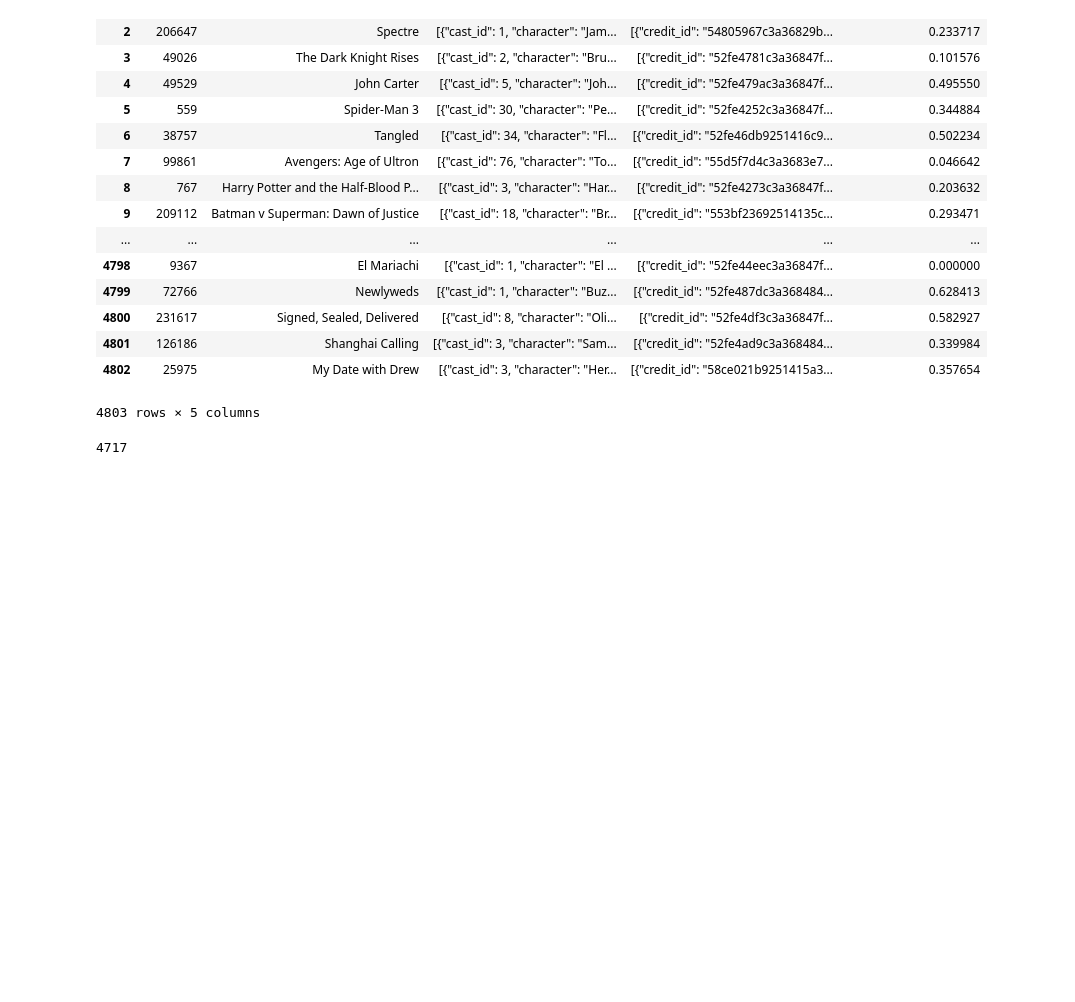
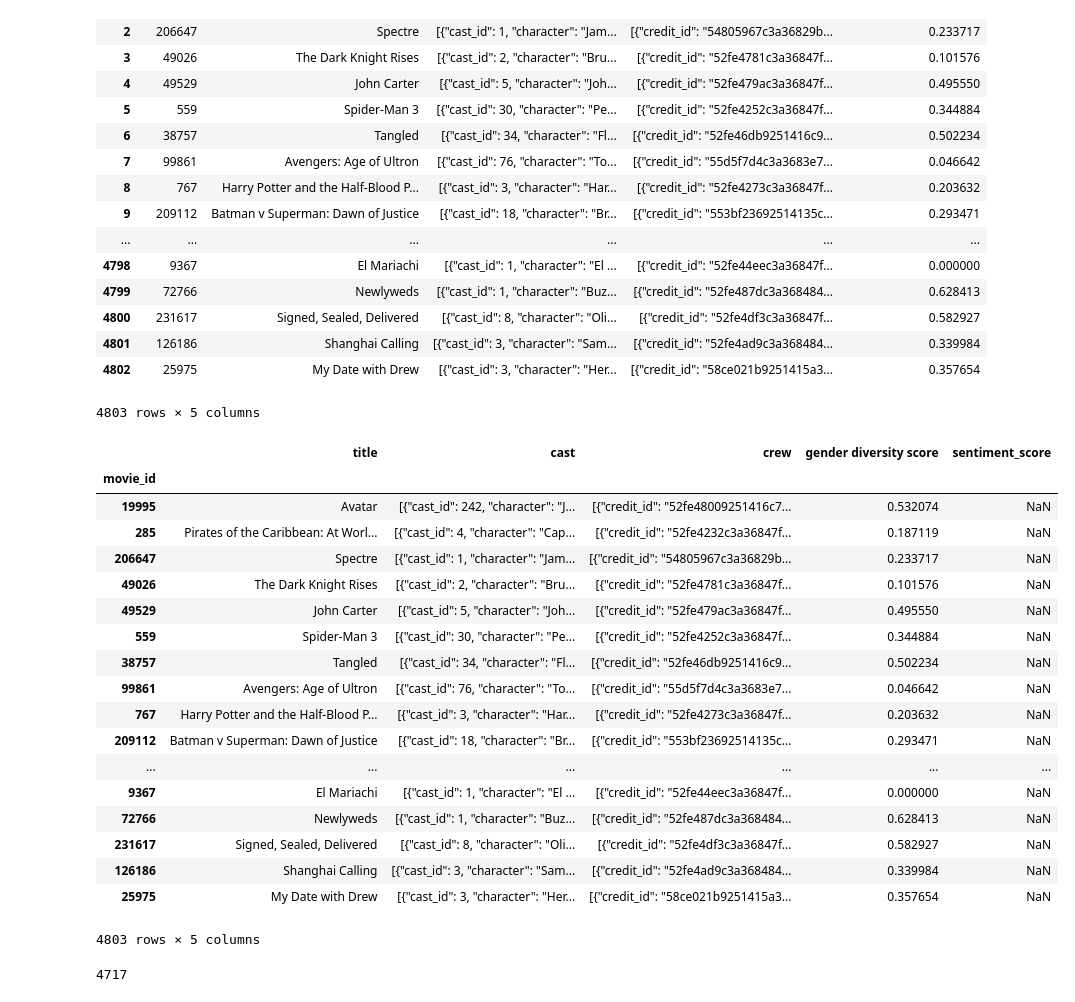
Before and after one commit to tmaxdillon/movie-gender-sentiment-analysis, a Jupyter notebook: movie_analysis/get_diversity_score.ipynb, the cells around one changed output. Drawn from its saved outputs; the diff is of its cells as text; code cells hidden in the pictures; blank space fills up the shorter version.

```diff
--- a/movie_analysis/get_diversity_score.ipynb
+++ b/movie_analysis/get_diversity_score.ipynb
@@ -84,8 +84,30 @@ df = df.set_index('movie_id')
 # %%
 for index, row in sentiment_df.iterrows():
     curr_movie_id = sentiment_df.at[index,'movie_id']
     sentiment_score = sentiment_df.at[index, "sentiment_score"]
     df.at[curr_movie_id, "sentiment_score"] = sentiment_score
+
+df
+# %% [output]
+|  | title | cast | crew | gender diversity score | sentiment_score |
+| movie_id |  |  |  |  |  |
+| 19995 | Avatar | [{"cast_id": 242, "character": "J... | [{"credit_id": "52fe48009251416c7... | 0.532074 | NaN |
+| 285 | Pirates of the Caribbean: At Worl... | [{"cast_id": 4, "character": "Cap... | [{"credit_id": "52fe4232c3a36847f... | 0.187119 | NaN |
+| 206647 | Spectre | [{"cast_id": 1, "character": "Jam... | [{"credit_id": "54805967c3a36829b... | 0.233717 | NaN |
+| 49026 | The Dark Knight Rises | [{"cast_id": 2, "character": "Bru... | [{"credit_id": "52fe4781c3a36847f... | 0.101576 | NaN |
+| 49529 | John Carter | [{"cast_id": 5, "character": "Joh... | [{"credit_id": "52fe479ac3a36847f... | 0.495550 | NaN |
+| 559 | Spider-Man 3 | [{"cast_id": 30, "character": "Pe... | [{"credit_id": "52fe4252c3a36847f... | 0.344884 | NaN |
+| 38757 | Tangled | [{"cast_id": 34, "character": "Fl... | [{"credit_id": "52fe46db9251416c9... | 0.502234 | NaN |
+| 99861 | Avengers: Age of Ultron | [{"cast_id": 76, "character": "To... | [{"credit_id": "55d5f7d4c3a3683e7... | 0.046642 | NaN |
+| 767 | Harry Potter and the Half-Blood P... | [{"cast_id": 3, "character": "Har... | [{"credit_id": "52fe4273c3a36847f... | 0.203632 | NaN |
+| 209112 | Batman v Superman: Dawn of Justice | [{"cast_id": 18, "character": "Br... | [{"credit_id": "553bf23692514135c... | 0.293471 | NaN |
+| ... | ... | ... | ... | ... | ... |
+| 9367 | El Mariachi | [{"cast_id": 1, "character": "El ... | [{"credit_id": "52fe44eec3a36847f... | 0.000000 | NaN |
+| 72766 | Newlyweds | [{"cast_id": 1, "character": "Buz... | [{"credit_id": "52fe487dc3a368484... | 0.628413 | NaN |
+| 231617 | Signed, Sealed, Delivered | [{"cast_id": 8, "character": "Oli... | [{"credit_id": "52fe4df3c3a36847f... | 0.582927 | NaN |
+| 126186 | Shanghai Calling | [{"cast_id": 3, "character": "Sam... | [{"credit_id": "52fe4ad9c3a368484... | 0.339984 | NaN |
+| 25975 | My Date with Drew | [{"cast_id": 3, "character": "Her... | [{"credit_id": "58ce021b9251415a3... | 0.357654 | NaN |
+4803 rows × 5 columns
 # %%
 #extract nan values to find real score
 score_real = score[np.argwhere(~np.isnan(score))]
```
Also changed, not shown: parts of 7 cells of this notebook, 3 other files.
